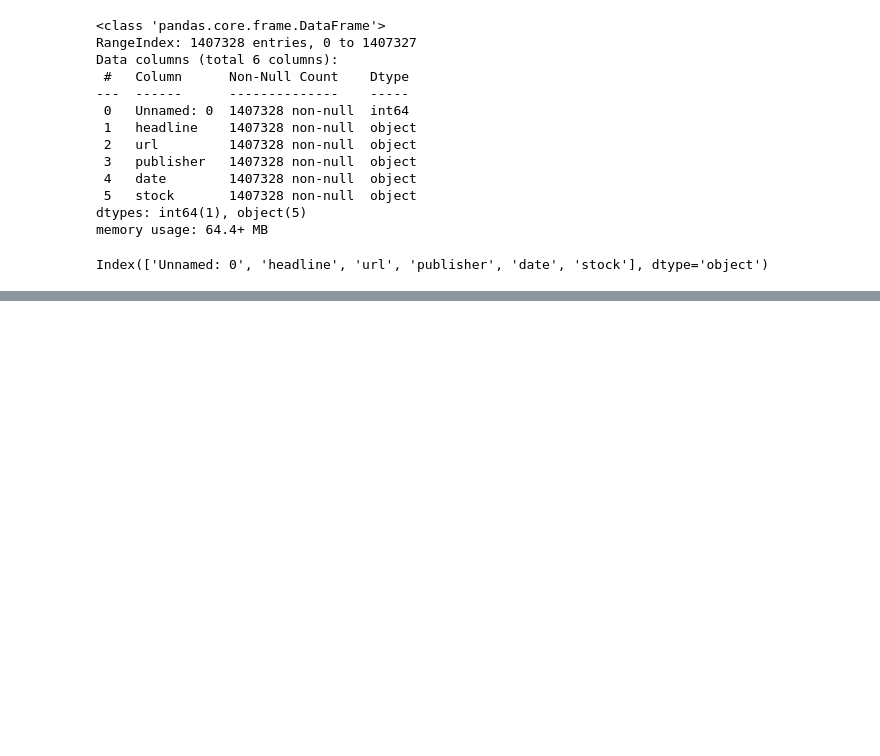
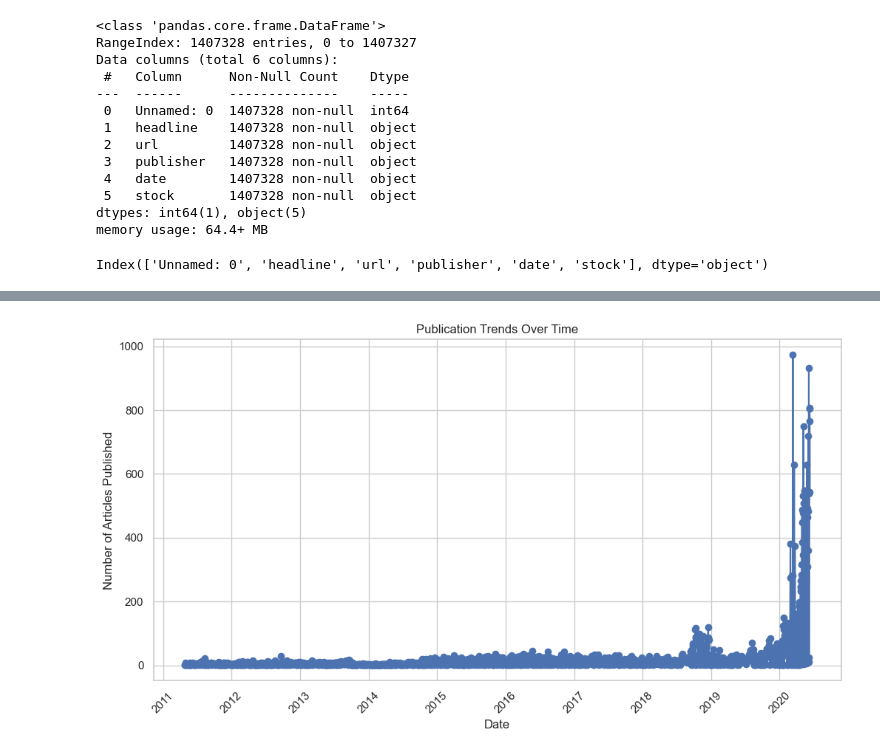
Before and after one commit to Getachew0557/Leveraging-AI-Techniques-for-Financial-News-Sentiment-Analysis-and-Stock-Prediction, a Jupyter notebook: notebooks/model.ipynb, the cells around one changed output, grey strips where cells are left out. Cells and saved outputs as stored; diff of their text form; code cells hidden in the pictures; blank space fills up the shorter version.

```diff
--- a/notebooks/model.ipynb
+++ b/notebooks/model.ipynb
@@ -52,0 +246,14 @@ Name: date, dtype: object
+# %%
+# Plotting the publication trends as a line graph
+plt.figure(figsize=(12, 6))
+plt.plot(publication_trends.index, publication_trends.values, marker='o')
+
+# Formatting the plot
+plt.title('Publication Trends Over Time')
+plt.xlabel('Date')
+plt.ylabel('Number of Articles Published')
+plt.xticks(rotation=45)
+plt.grid(True)
+plt.show()
+# %% [output]
+[figure, added]
```
Also changed, not shown: parts of 28 cells of this notebook, 1 other file.
